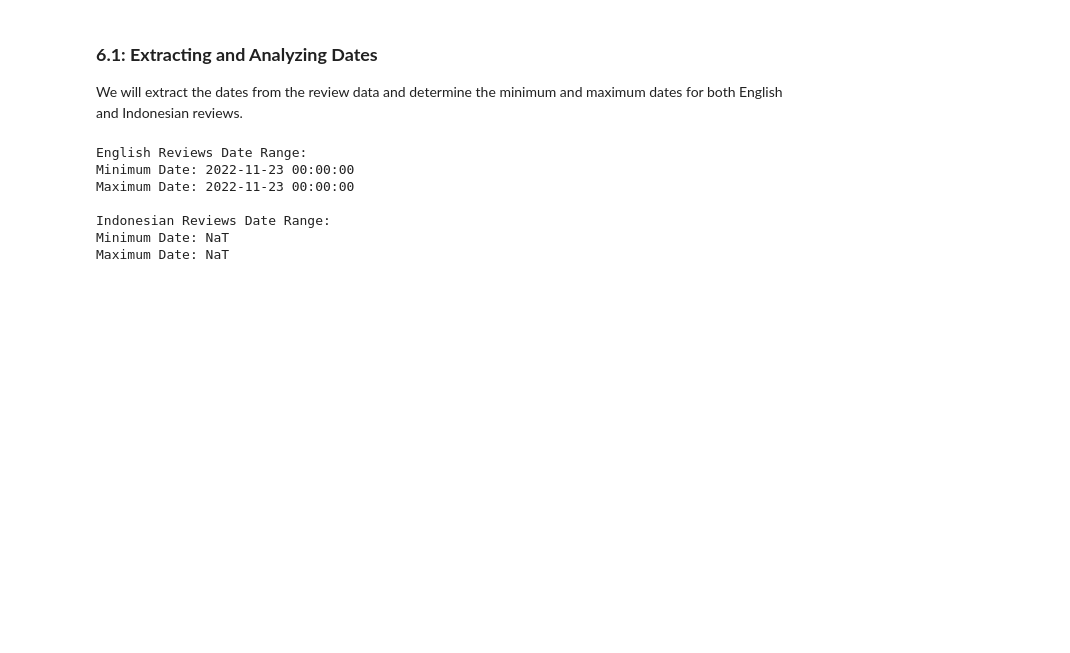
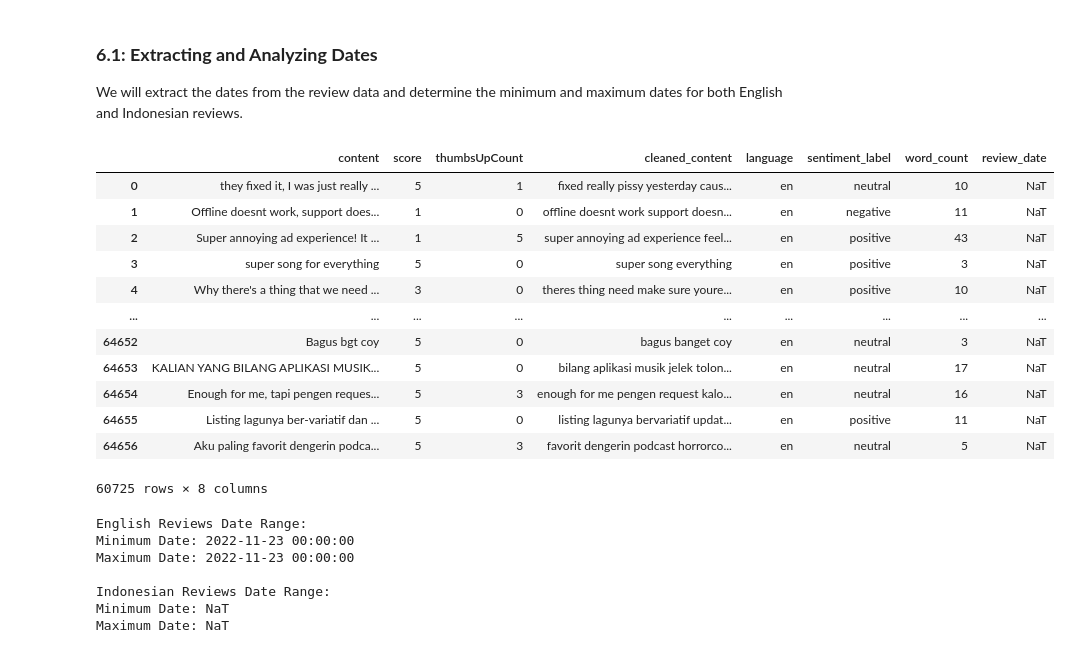
Before and after one commit to notnsas/data-science-capstone-project-college, a Jupyter notebook: notebooks/05_eda_cleaned_data.ipynb, the cells around one changed output. Saved outputs shown, nothing was run; the diff lists cells and outputs as text; code cells hidden in the pictures; blank space fills up the shorter version.

Commit message:
6.1: Extracting and Analyzing Dates

```diff
--- a/notebooks/05_eda_cleaned_data.ipynb
+++ b/notebooks/05_eda_cleaned_data.ipynb
@@ -476,6 +476,22 @@ To address the limitation regarding the time period of the scraped reviews, we w
 ### **6.1: Extracting and Analyzing Dates**
 
 We will extract the dates from the review data and determine the minimum and maximum dates for both English and Indonesian reviews.
+# %%
+df_en
+# %% [output]
+|  | content | score | thumbsUpCount | cleaned_content | language | sentiment_label | word_count | review_date |
+| 0 | they fixed it, I was just really ... | 5 | 1 | fixed really pissy yesterday caus... | en | neutral | 10 | NaT |
+| 1 | Offline doesnt work, support does... | 1 | 0 | offline doesnt work support doesn... | en | negative | 11 | NaT |
+| 2 | Super annoying ad experience! It ... | 1 | 5 | super annoying ad experience feel... | en | positive | 43 | NaT |
+| 3 | super song for everything | 5 | 0 | super song everything | en | positive | 3 | NaT |
+| 4 | Why there's a thing that we need ... | 3 | 0 | theres thing need make sure youre... | en | positive | 10 | NaT |
+| ... | ... | ... | ... | ... | ... | ... | ... | ... |
+| 64652 | Bagus bgt coy | 5 | 0 | bagus banget coy | en | neutral | 3 | NaT |
+| 64653 | KALIAN YANG BILANG APLIKASI MUSIK... | 5 | 0 | bilang aplikasi musik jelek tolon... | en | neutral | 17 | NaT |
+| 64654 | Enough for me, tapi pengen reques... | 5 | 3 | enough for me pengen request kalo... | en | neutral | 16 | NaT |
+| 64655 | Listing lagunya ber-variatif dan ... | 5 | 0 | listing lagunya bervariatif updat... | en | positive | 11 | NaT |
+| 64656 | Aku paling favorit dengerin podca... | 5 | 3 | favorit dengerin podcast horrorco... | en | neutral | 5 | NaT |
+60725 rows × 8 columns
 # %%
 # Function to extract date from content (assuming date is at the end in a specific format)
 # This is a placeholder and might need adjustment based on the actual date format in the content
```
